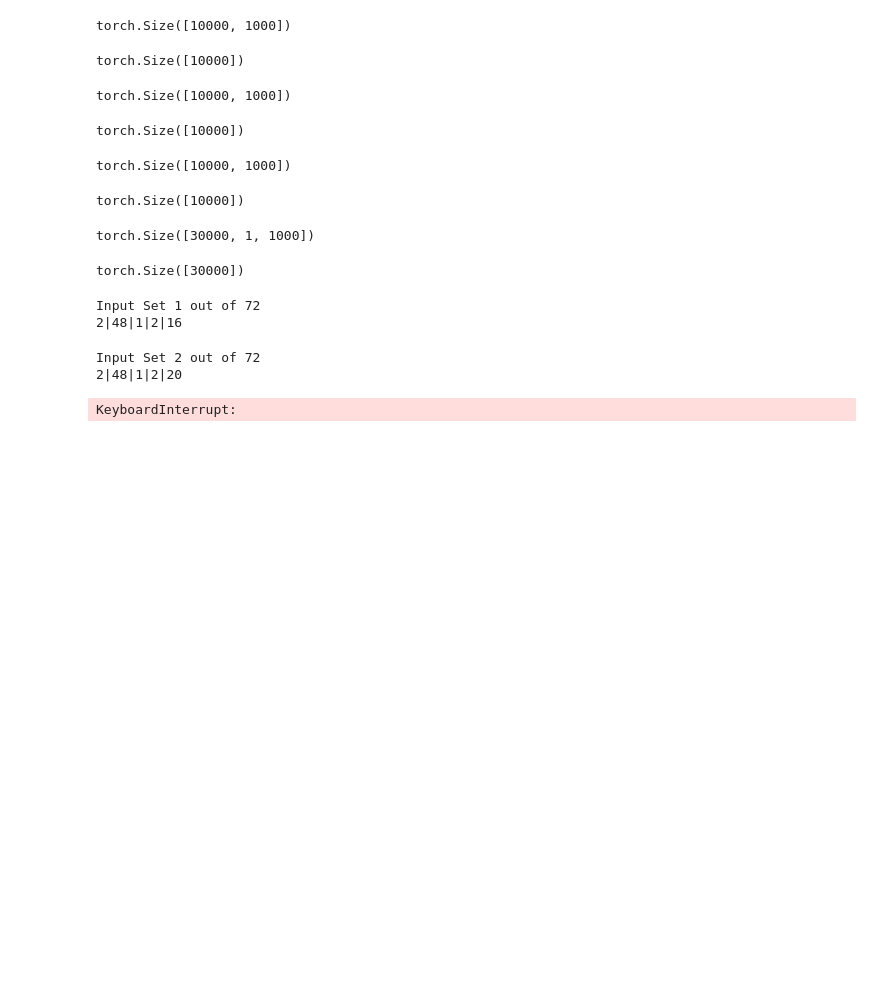
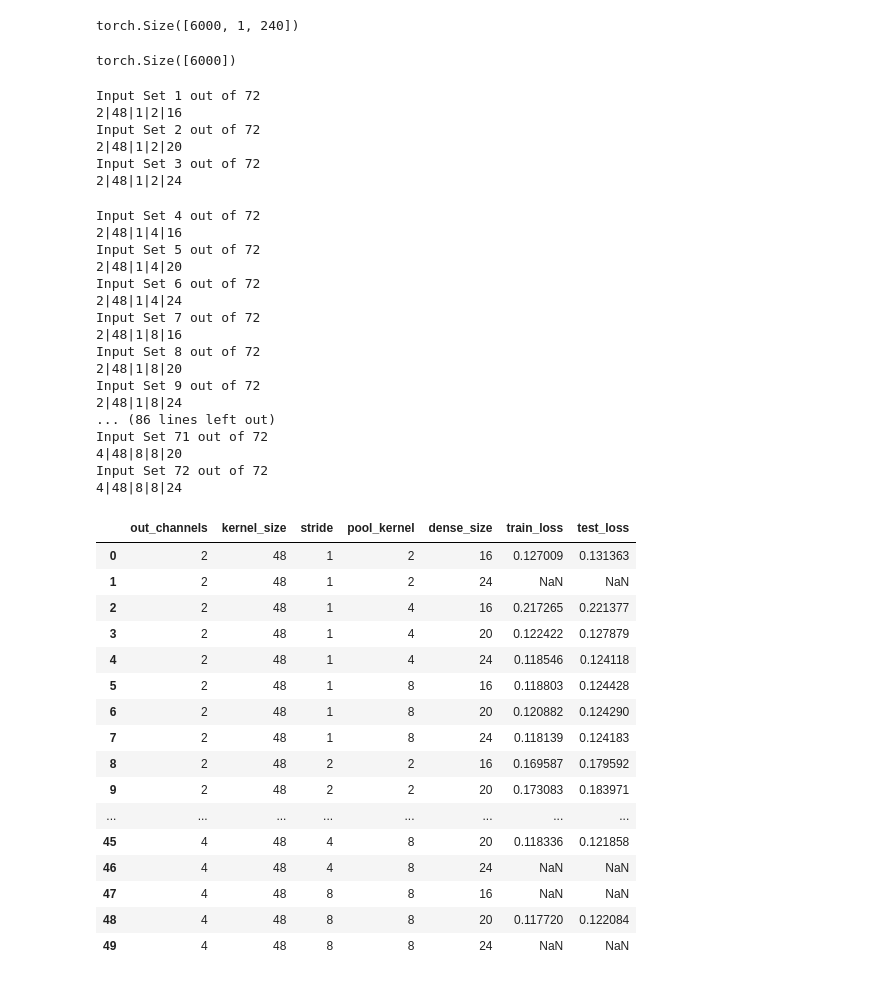
Before and after one commit to ncallahanml/baseline_networks, a Jupyter notebook: SineCNNRegressor.ipynb, the cells around one changed output. Drawn from its saved outputs; the diff is of its cells as text; code cells hidden in the pictures; blank space fills up the shorter version.

```diff
--- a/SineCNNRegressor.ipynb
+++ b/SineCNNRegressor.ipynb
@@ -38,8 +38,8 @@ def torch_data_from_dict(dataset_dict, separate=True):
         dataset_samples = arr.shape[0]
         input_tensor = torch.from_numpy(arr)
         label_tensor = torch.full((dataset_samples, ), label)
-        display(input_tensor.shape)
-        display(label_tensor.shape)
+#         display(input_tensor.shape)
+#         display(label_tensor.shape)
         if separate:
             tensors.append((input_tensor, label_tensor))
         else:
@@ -76,15 +76,12 @@ class TorchDataset(Dataset):
         label = self._label[index]
         return data, label
 # %%
-large_wave_gen = WaveGen(size=1_000).linear_phase().cos().amp(.5).t_noise(std=.01, dof=5)
-small_wave_gen = WaveGen(size=1_000).linear_phase().cos().amp(.05).t_noise(std=.01, dof=5)
-flat_wave_gen = WaveGen(size=1_000).linear_phase().cos().amp(.005).t_noise(std=.01, dof=5)
-
 dataset_samples = 10_000
+amplitudes = [1,.5,.25,.15,.05,.005]
 dataset_dict = {
-    1. : large_wave_gen.sample(dataset_samples).samples,
-    .5 : small_wave_gen.sample(dataset_samples).samples,
-    0. : flat_wave_gen.sample(dataset_samples).samples,
+    amplitude : WaveGen(size=240).linear_phase(n_periods=1).cos().amp(1).t_noise(std=.01, dof=5).sample().samples
+    for amplitude
+    in amplitudes
 }
 # %%
 data, labels = torch_data_from_dict(dataset_dict)
@@ -93,14 +90,8 @@ train_data, test_data, train_labels, test_labels = torch_train_test_split(data,
 train_dataset = TorchDataset(train_data, train_labels)
 test_dataset = TorchDataset(test_data, test_labels)
 # %% [output]
-torch.Size([10000, 1000])
+torch.Size([6000, 1, 240])
-torch.Size([10000])
+torch.Size([6000])
-torch.Size([10000, 1000])
-torch.Size([10000])
-torch.Size([10000, 1000])
-torch.Size([10000])
-torch.Size([30000, 1, 1000])
-torch.Size([30000])
 # %%
 class SineCNN(nn.Module):
     def __init__(
@@ -288,37 +279,73 @@ for i, (out_channels, kernel_size, stride, pool_kernel, dense_size) in enumerate
         dense_size=dense_size,
     ).double()
 
     try:
         model, items = train(
             model,
             train_dataset,
             test_dataset,
             n_epochs=n_epochs,
             batch_size=batch_size,
             test_full=True,
             early_stop_patience=5,
         )
     except RuntimeError as re:
         print(re)
         continue
-
+    if not len(items):
+        continue
     train_loss, test_loss = zip(*items)
     train_loss = np.mean(train_loss[2:])
     test_loss = np.mean(test_loss[2:])
 
     rows.append((out_channels, kernel_size, stride, pool_kernel, dense_size, train_loss, test_loss))
 
 grid_df = pd.DataFrame(rows)
 assert grid_df.shape[1] == len(columns), f'{grid_df.shape[1]} != {len(columns)}'
 grid_df.columns = columns
 grid_df.to_csv(f'training_io_{pd.to_datetime("today").strftime("%Y-%m-%d:%H")}.csv')
 display(grid_df)
 # %% [output]
 Input Set 1 out of 72
 2|48|1|2|16
+Input Set 2 out of 72
+2|48|1|2|20
+Input Set 3 out of 72
+2|48|1|2|24
-Input Set 2 out of 72
-2|48|1|2|20
+Input Set 4 out of 72
+2|48|1|4|16
+Input Set 5 out of 72
+2|48|1|4|20
+Input Set 6 out of 72
+2|48|1|4|24
+Input Set 7 out of 72
+2|48|1|8|16
+Input Set 8 out of 72
+2|48|1|8|20
+Input Set 9 out of 72
+2|48|1|8|24
+... (86 lines left out)
+Input Set 71 out of 72
+4|48|8|8|20
+Input Set 72 out of 72
+4|48|8|8|24
-KeyboardInterrupt:
+|  | out_channels | kernel_size | stride | pool_kernel | dense_size | train_loss | test_loss |
+| 0 | 2 | 48 | 1 | 2 | 16 | 0.127009 | 0.131363 |
+| 1 | 2 | 48 | 1 | 2 | 24 | NaN | NaN |
+| 2 | 2 | 48 | 1 | 4 | 16 | 0.217265 | 0.221377 |
+| 3 | 2 | 48 | 1 | 4 | 20 | 0.122422 | 0.127879 |
+| 4 | 2 | 48 | 1 | 4 | 24 | 0.118546 | 0.124118 |
+| 5 | 2 | 48 | 1 | 8 | 16 | 0.118803 | 0.124428 |
+| 6 | 2 | 48 | 1 | 8 | 20 | 0.120882 | 0.124290 |
+| 7 | 2 | 48 | 1 | 8 | 24 | 0.118139 | 0.124183 |
+| 8 | 2 | 48 | 2 | 2 | 16 | 0.169587 | 0.179592 |
+| 9 | 2 | 48 | 2 | 2 | 20 | 0.173083 | 0.183971 |
+| ... | ... | ... | ... | ... | ... | ... | ... |
+| 45 | 4 | 48 | 4 | 8 | 20 | 0.118336 | 0.121858 |
+| 46 | 4 | 48 | 4 | 8 | 24 | NaN | NaN |
+| 47 | 4 | 48 | 8 | 8 | 16 | NaN | NaN |
+| 48 | 4 | 48 | 8 | 8 | 20 | 0.117720 | 0.122084 |
+| 49 | 4 | 48 | 8 | 8 | 24 | NaN | NaN |
 # %%
 for col in ['out_channels','kernel_size','stride','pool_kernel','dense_size']:
     plt.figure(figsize=(8,5))
```
Also changed, not shown: parts of 3 cells of this notebook.
